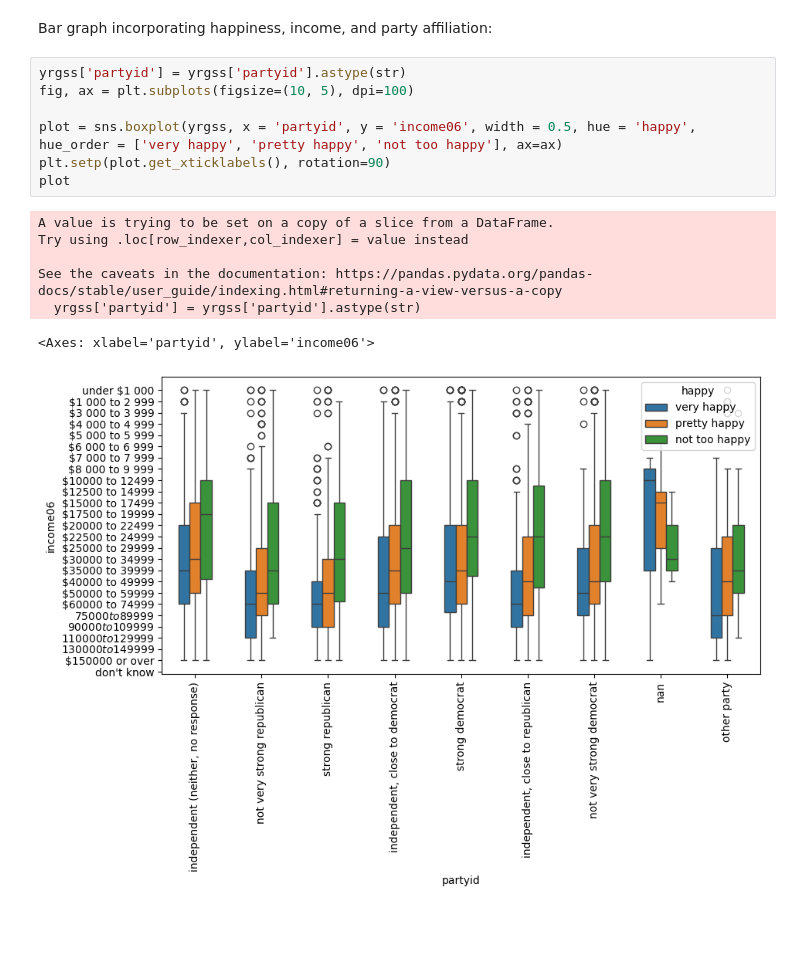
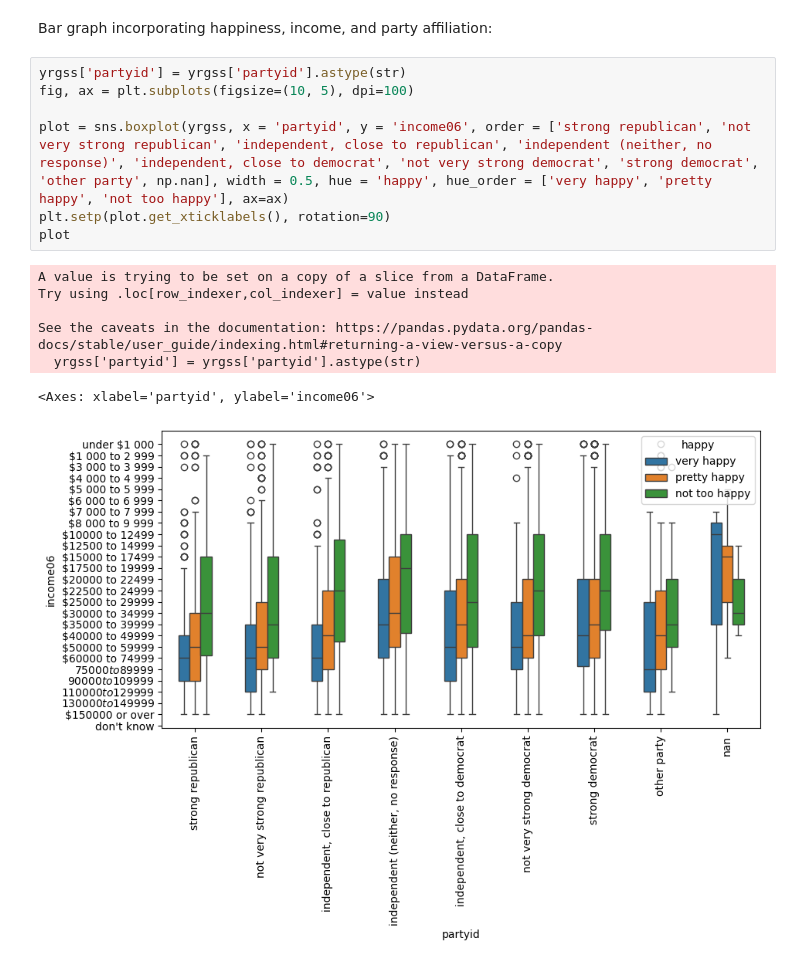
Before and after one commit to Nehach73/DS3001_project1, a Jupyter notebook: DS3001Project1Code.ipynb, the cells around one changed output. Drawn from its saved outputs; the diff is of its cells as text; blank space fills up the shorter version.

Commit message:
income party plot order

```diff
--- a/DS3001Project1Code.ipynb
+++ b/DS3001Project1Code.ipynb
@@ -64,15 +64,15 @@ Bar graph incorporating happiness, income, and party affiliation:
 # %%
 yrgss['partyid'] = yrgss['partyid'].astype(str)
 fig, ax = plt.subplots(figsize=(10, 5), dpi=100)
 
-plot = sns.boxplot(yrgss, x = 'partyid', y = 'income06', width = 0.5, hue = 'happy', hue_order = ['very happy', 'pretty happy', 'not too happy'], ax=ax)
+plot = sns.boxplot(yrgss, x = 'partyid', y = 'income06', order = ['strong republican', 'not very strong republican', 'independent, close to republican', 'independent (neither, no response)', 'independent, close to democrat', 'not very strong democrat', 'strong democrat', 'other party', np.nan], width = 0.5, hue = 'happy', hue_order = ['very happy', 'pretty happy', 'not too happy'], ax=ax)
 plt.setp(plot.get_xticklabels(), rotation=90)
 plot
 # %% [output]
 A value is trying to be set on a copy of a slice from a DataFrame.
 Try using .loc[row_indexer,col_indexer] = value instead
 
 See the caveats in the documentation: https://pandas.pydata.org/pandas-docs/stable/user_guide/indexing.html#returning-a-view-versus-a-copy
   yrgss['partyid'] = yrgss['partyid'].astype(str)
 <Axes: xlabel='partyid', ylabel='income06'>
-[figure, old version]
+[figure, new version]
```
